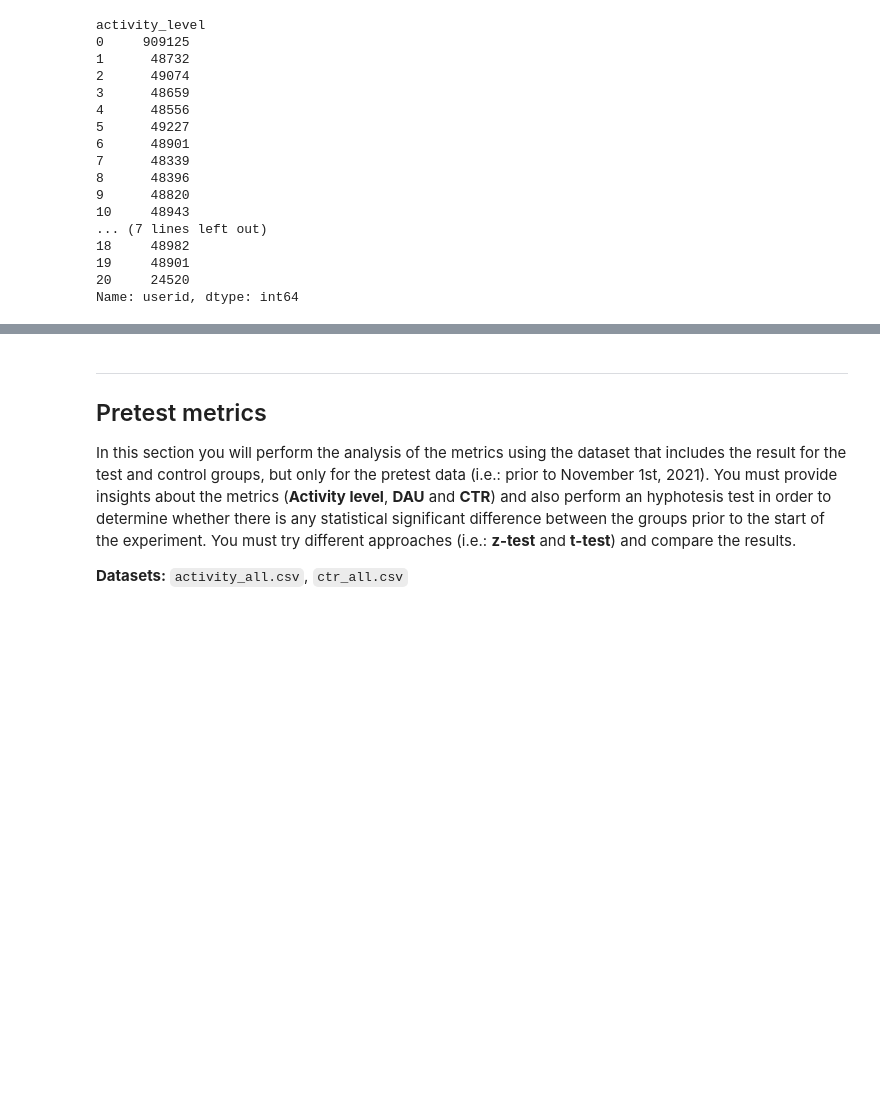
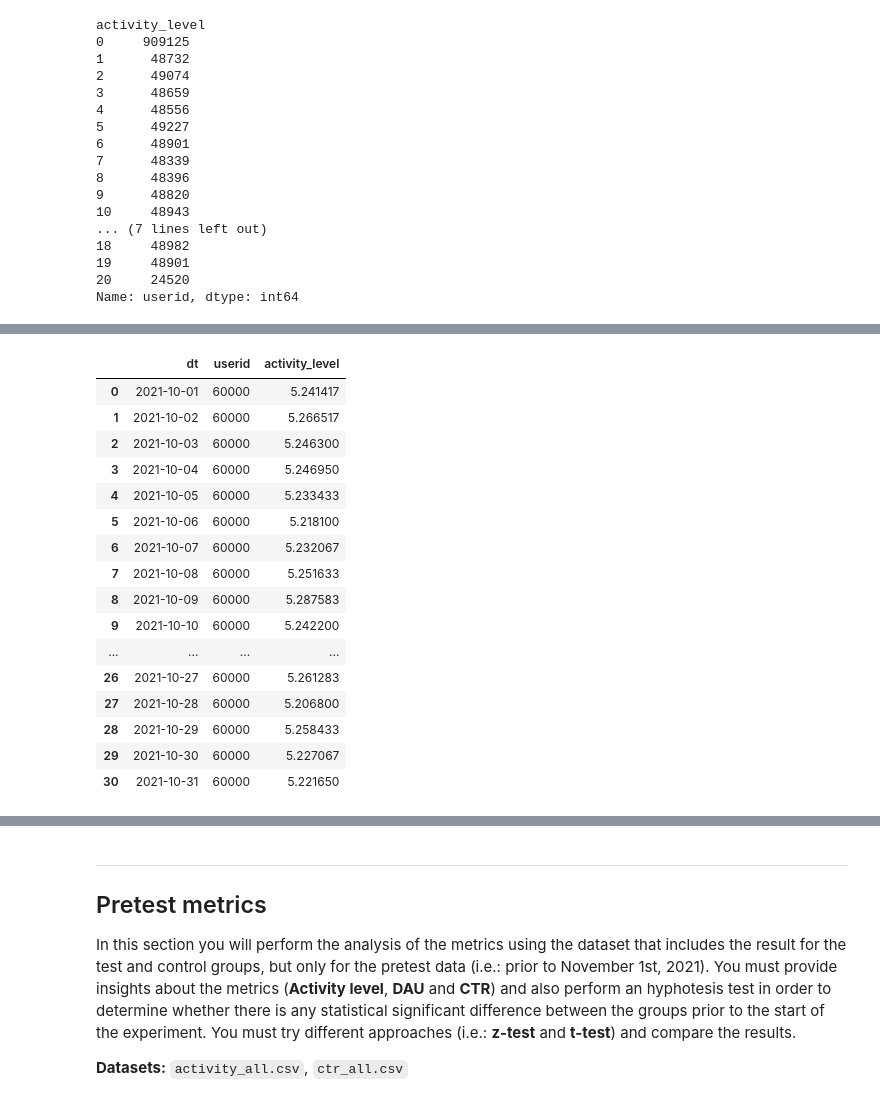
Before and after one commit to elvestevez/challenges, a Jupyter notebook: abtest/ab_test_challenge.ipynb, the cells around one changed output, grey strips where cells are left out. Saved outputs shown, nothing was run; the diff lists cells and outputs as text; code cells hidden in the pictures; blank space fills up the shorter version.

```diff
--- a/abtest/ab_test_challenge.ipynb
+++ b/abtest/ab_test_challenge.ipynb
@@ -227,3 +177,23 @@ plt.tight_layout()
+# %%
+act_pretest.groupby(['dt']).agg({'userid': 'count', 'activity_level': 'mean'}).reset_index()
+# %% [output]
+|  | dt | userid | activity_level |
+| 0 | 2021-10-01 | 60000 | 5.241417 |
+| 1 | 2021-10-02 | 60000 | 5.266517 |
+| 2 | 2021-10-03 | 60000 | 5.246300 |
+| 3 | 2021-10-04 | 60000 | 5.246950 |
+| 4 | 2021-10-05 | 60000 | 5.233433 |
+| 5 | 2021-10-06 | 60000 | 5.218100 |
+| 6 | 2021-10-07 | 60000 | 5.232067 |
+| 7 | 2021-10-08 | 60000 | 5.251633 |
+| 8 | 2021-10-09 | 60000 | 5.287583 |
+| 9 | 2021-10-10 | 60000 | 5.242200 |
+| ... | ... | ... | ... |
+| 26 | 2021-10-27 | 60000 | 5.261283 |
+| 27 | 2021-10-28 | 60000 | 5.206800 |
+| 28 | 2021-10-29 | 60000 | 5.258433 |
+| 29 | 2021-10-30 | 60000 | 5.227067 |
+| 30 | 2021-10-31 | 60000 | 5.221650 |
 # %% [markdown]
 ### Daily active users (DAU)
 
```
Also changed, not shown: parts of 69 cells of this notebook.
